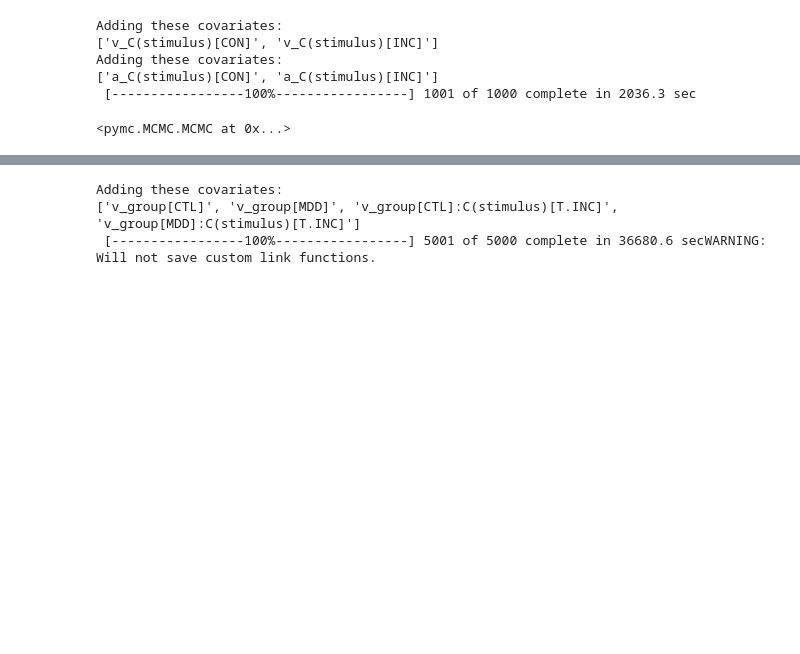
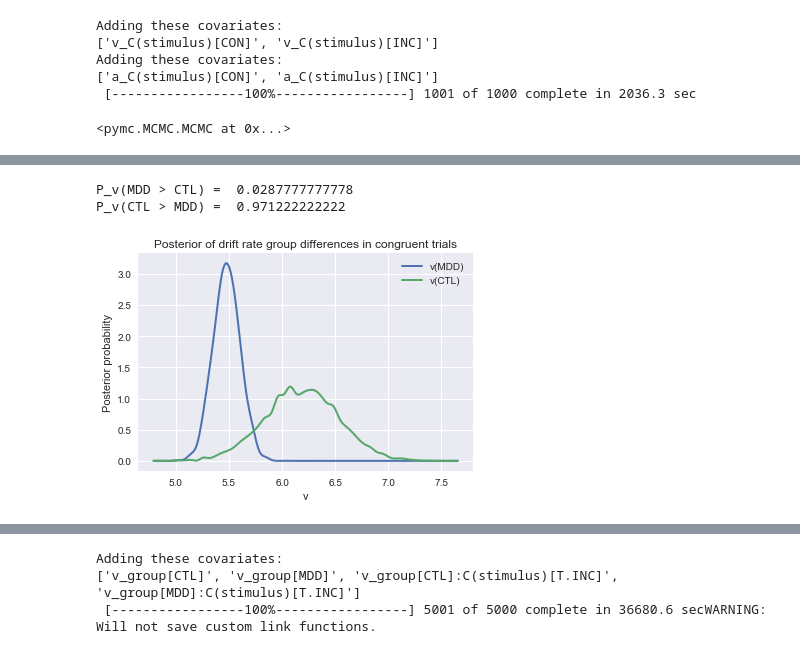
Before and after one commit to vlawlor/EMBARC-Flanker, a Jupyter notebook: Flanker.ipynb, the cells around one changed output, grey strips where cells are left out. Drawn from its saved outputs; the diff is of its cells as text; code cells hidden in the pictures; blank space fills up the shorter version.

```diff
--- a/Flanker.ipynb
+++ b/Flanker.ipynb
@@ -2671,0 +2784,16 @@ Adding these covariates:
+# %%
+# drift rate group differences in congruent trials
+# lower drift rate in MDDs.
+
+v_con_MDD, v_con_CTL = flanker_con_group.nodes_db.node[['v(MDD)','v(CTL)']]
+hddm.analyze.plot_posterior_nodes([v_con_MDD, v_con_CTL])
+plt.xlabel('v')
+plt.ylabel('Posterior probability')
+plt.title('Posterior of drift rate group differences in congruent trials')
+
+print ("P_v(MDD > CTL) = ", (v_con_MDD.trace() > v_con_CTL.trace()).mean())
+print ("P_v(CTL > MDD) = ", (v_con_CTL.trace() > v_con_MDD.trace()).mean())
+# %% [output]
+P_v(MDD > CTL) =  0.0287777777778
+P_v(CTL > MDD) =  0.971222222222
+[figure, added]
```
Also changed, not shown: parts of 28 cells of this notebook.
